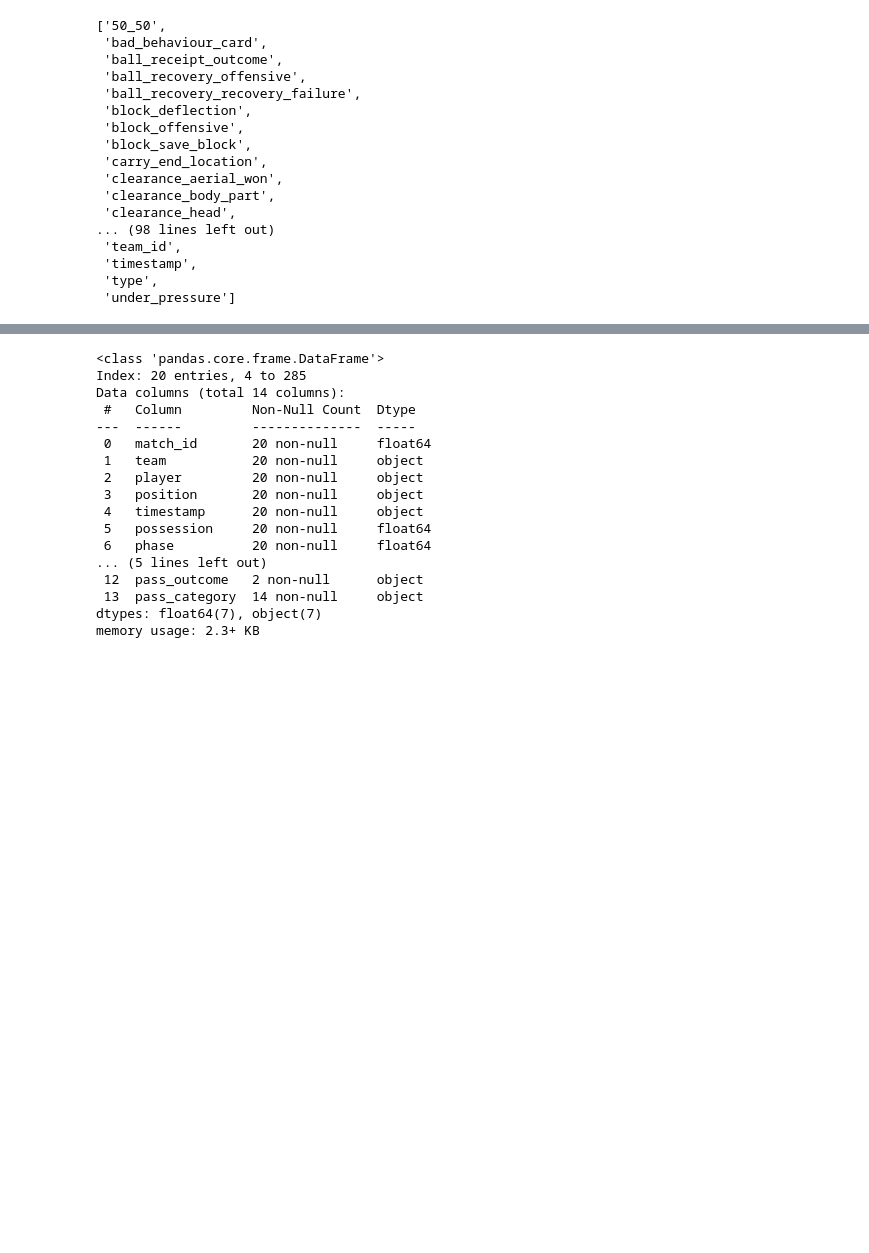
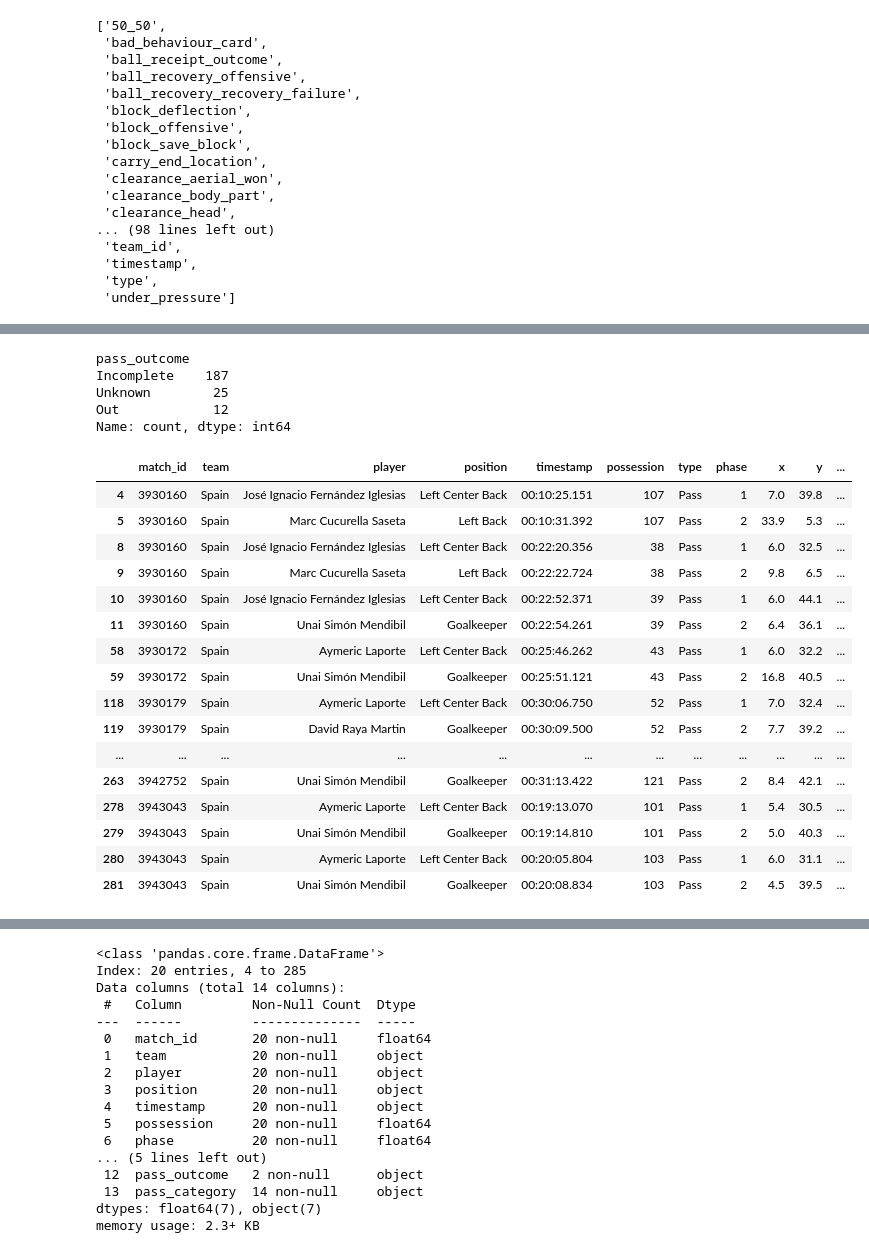
Before and after one commit to MarijnSt/spain-analysis-euro-2024, a Jupyter notebook: notebooks/gk_distribution.ipynb, the cells around one changed output, grey strips where cells are left out. Cells and saved outputs as stored; diff of their text form; code cells hidden in the pictures; blank space fills up the shorter version.

```diff
--- a/notebooks/gk_distribution.ipynb
+++ b/notebooks/gk_distribution.ipynb
@@ -56,0 +54,28 @@ first_events, chain_events = transform_to_build_up_events(events)
+# %%
+first_events["pass_outcome"].value_counts()
+# %% [output]
+pass_outcome
+Incomplete    187
+Unknown        25
+Out            12
+Name: count, dtype: int64
+# %%
+chain_events[chain_events["team"] == "Spain"].head(30)
+# %% [output]
+|  | match_id | team | player | position | timestamp | possession | type | phase | x | y | ... |
+| 4 | 3930160 | Spain | José Ignacio Fernández Iglesias | Left Center Back | 00:10:25.151 | 107 | Pass | 1 | 7.0 | 39.8 | ... |
+| 5 | 3930160 | Spain | Marc Cucurella Saseta | Left Back | 00:10:31.392 | 107 | Pass | 2 | 33.9 | 5.3 | ... |
+| 8 | 3930160 | Spain | José Ignacio Fernández Iglesias | Left Center Back | 00:22:20.356 | 38 | Pass | 1 | 6.0 | 32.5 | ... |
+| 9 | 3930160 | Spain | Marc Cucurella Saseta | Left Back | 00:22:22.724 | 38 | Pass | 2 | 9.8 | 6.5 | ... |
+| 10 | 3930160 | Spain | José Ignacio Fernández Iglesias | Left Center Back | 00:22:52.371 | 39 | Pass | 1 | 6.0 | 44.1 | ... |
+| 11 | 3930160 | Spain | Unai Simón Mendibil | Goalkeeper | 00:22:54.261 | 39 | Pass | 2 | 6.4 | 36.1 | ... |
+| 58 | 3930172 | Spain | Aymeric Laporte | Left Center Back | 00:25:46.262 | 43 | Pass | 1 | 6.0 | 32.2 | ... |
+| 59 | 3930172 | Spain | Unai Simón Mendibil | Goalkeeper | 00:25:51.121 | 43 | Pass | 2 | 16.8 | 40.5 | ... |
+| 118 | 3930179 | Spain | Aymeric Laporte | Left Center Back | 00:30:06.750 | 52 | Pass | 1 | 7.0 | 32.4 | ... |
+| 119 | 3930179 | Spain | David Raya Martin | Goalkeeper | 00:30:09.500 | 52 | Pass | 2 | 7.7 | 39.2 | ... |
+| ... | ... | ... | ... | ... | ... | ... | ... | ... | ... | ... | ... |
+| 263 | 3942752 | Spain | Unai Simón Mendibil | Goalkeeper | 00:31:13.422 | 121 | Pass | 2 | 8.4 | 42.1 | ... |
+| 278 | 3943043 | Spain | Aymeric Laporte | Left Center Back | 00:19:13.070 | 101 | Pass | 1 | 5.4 | 30.5 | ... |
+| 279 | 3943043 | Spain | Unai Simón Mendibil | Goalkeeper | 00:19:14.810 | 101 | Pass | 2 | 5.0 | 40.3 | ... |
+| 280 | 3943043 | Spain | Aymeric Laporte | Left Center Back | 00:20:05.804 | 103 | Pass | 1 | 6.0 | 31.1 | ... |
+| 281 | 3943043 | Spain | Unai Simón Mendibil | Goalkeeper | 00:20:08.834 | 103 | Pass | 2 | 4.5 | 39.5 | ... |
```
Also changed, not shown: parts of 4 cells of this notebook, 4 other files.
